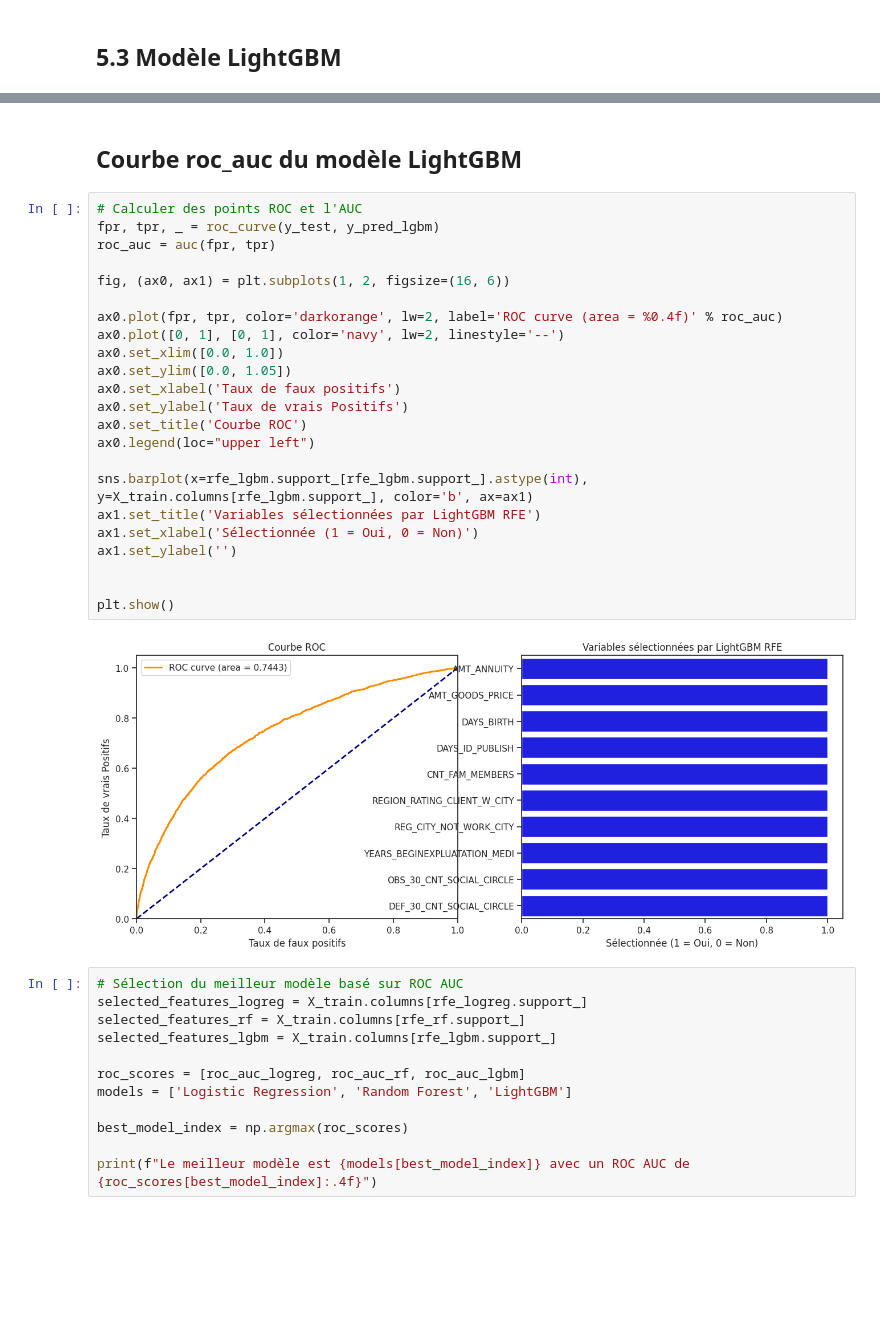
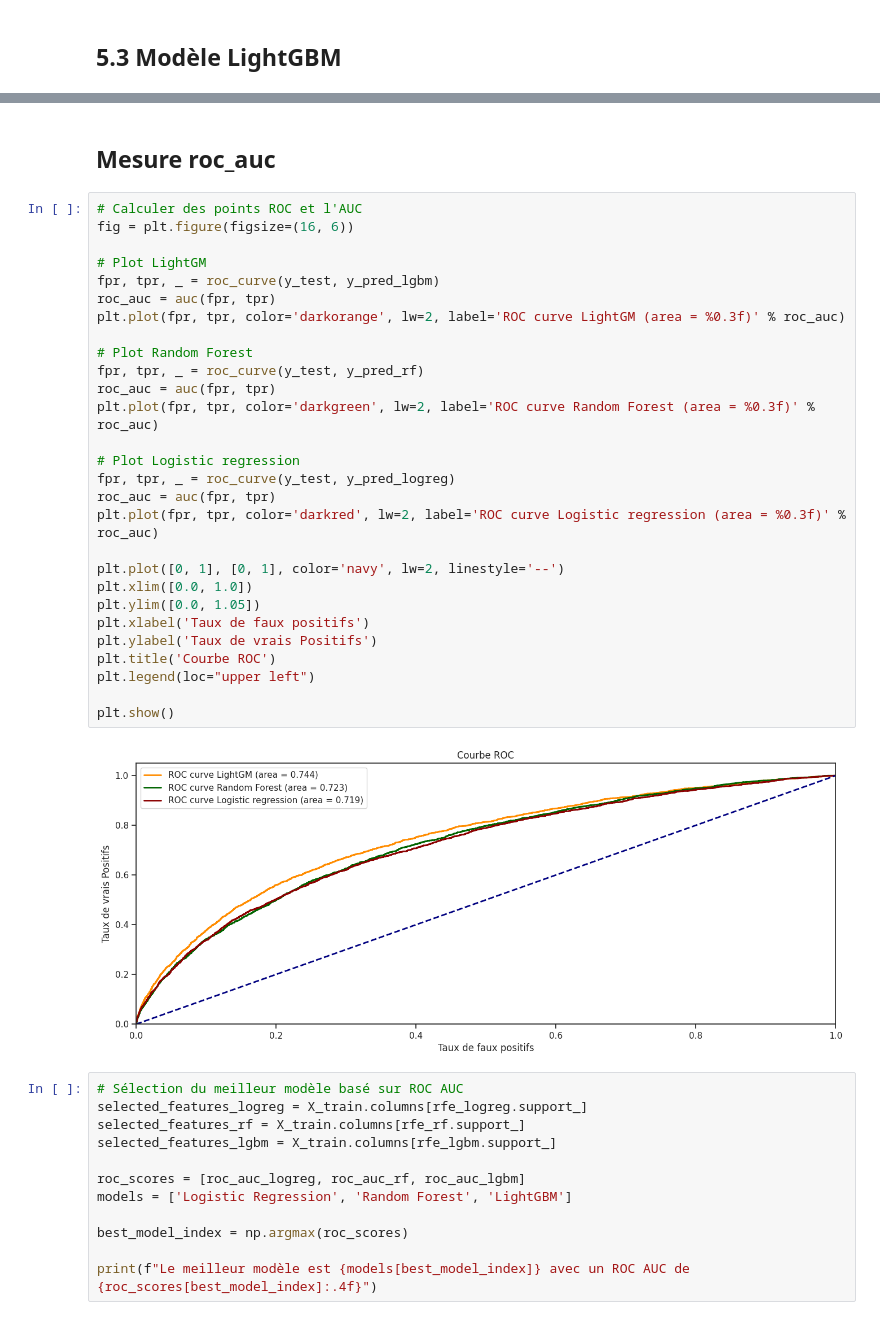
Before and after one commit to amadousysada/scoring-model, a Jupyter notebook: 02_feature_selection.ipynb, the cells around one changed output, grey strips where cells are left out. Drawn from its saved outputs; the diff is of its cells as text; blank space fills up the shorter version.

```diff
--- a/02_feature_selection.ipynb
+++ b/02_feature_selection.ipynb
@@ -371,30 +363,35 @@ Wall time: 5min 20s
 # %% [markdown]
-## Courbe roc_auc du modèle LightGBM
+## Mesure roc_auc
 # %%
 # Calculer des points ROC et l'AUC
+fig = plt.figure(figsize=(16, 6))
+
+# Plot LightGM
 fpr, tpr, _ = roc_curve(y_test, y_pred_lgbm)
 roc_auc = auc(fpr, tpr)
+plt.plot(fpr, tpr, color='darkorange', lw=2, label='ROC curve LightGM (area = %0.3f)' % roc_auc)
 
-fig, (ax0, ax1) = plt.subplots(1, 2, figsize=(16, 6))
+# Plot Random Forest
+fpr, tpr, _ = roc_curve(y_test, y_pred_rf)
+roc_auc = auc(fpr, tpr)
+plt.plot(fpr, tpr, color='darkgreen', lw=2, label='ROC curve Random Forest (area = %0.3f)' % roc_auc)
 
-ax0.plot(fpr, tpr, color='darkorange', lw=2, label='ROC curve (area = %0.4f)' % roc_auc)
-ax0.plot([0, 1], [0, 1], color='navy', lw=2, linestyle='--')
-ax0.set_xlim([0.0, 1.0])
-ax0.set_ylim([0.0, 1.05])
-ax0.set_xlabel('Taux de faux positifs')
-ax0.set_ylabel('Taux de vrais Positifs')
-ax0.set_title('Courbe ROC')
-ax0.legend(loc="upper left")
+# Plot Logistic regression
+fpr, tpr, _ = roc_curve(y_test, y_pred_logreg)
+roc_auc = auc(fpr, tpr)
+plt.plot(fpr, tpr, color='darkred', lw=2, label='ROC curve Logistic regression (area = %0.3f)' % roc_auc)
 
-sns.barplot(x=rfe_lgbm.support_[rfe_lgbm.support_].astype(int), y=X_train.columns[rfe_lgbm.support_], color='b', ax=ax1)
-ax1.set_title('Variables sélectionnées par LightGBM RFE')
-ax1.set_xlabel('Sélectionnée (1 = Oui, 0 = Non)')
-ax1.set_ylabel('')
-
+plt.plot([0, 1], [0, 1], color='navy', lw=2, linestyle='--')
+plt.xlim([0.0, 1.0])
+plt.ylim([0.0, 1.05])
+plt.xlabel('Taux de faux positifs')
+plt.ylabel('Taux de vrais Positifs')
+plt.title('Courbe ROC')
+plt.legend(loc="upper left")
 
 plt.show()
 # %% [output]
-[figure, old version]
+[figure, new version]
 # %%
 # Sélection du meilleur modèle basé sur ROC AUC
 selected_features_logreg = X_train.columns[rfe_logreg.support_]
```
Also changed, not shown: parts of 12 cells of this notebook.
